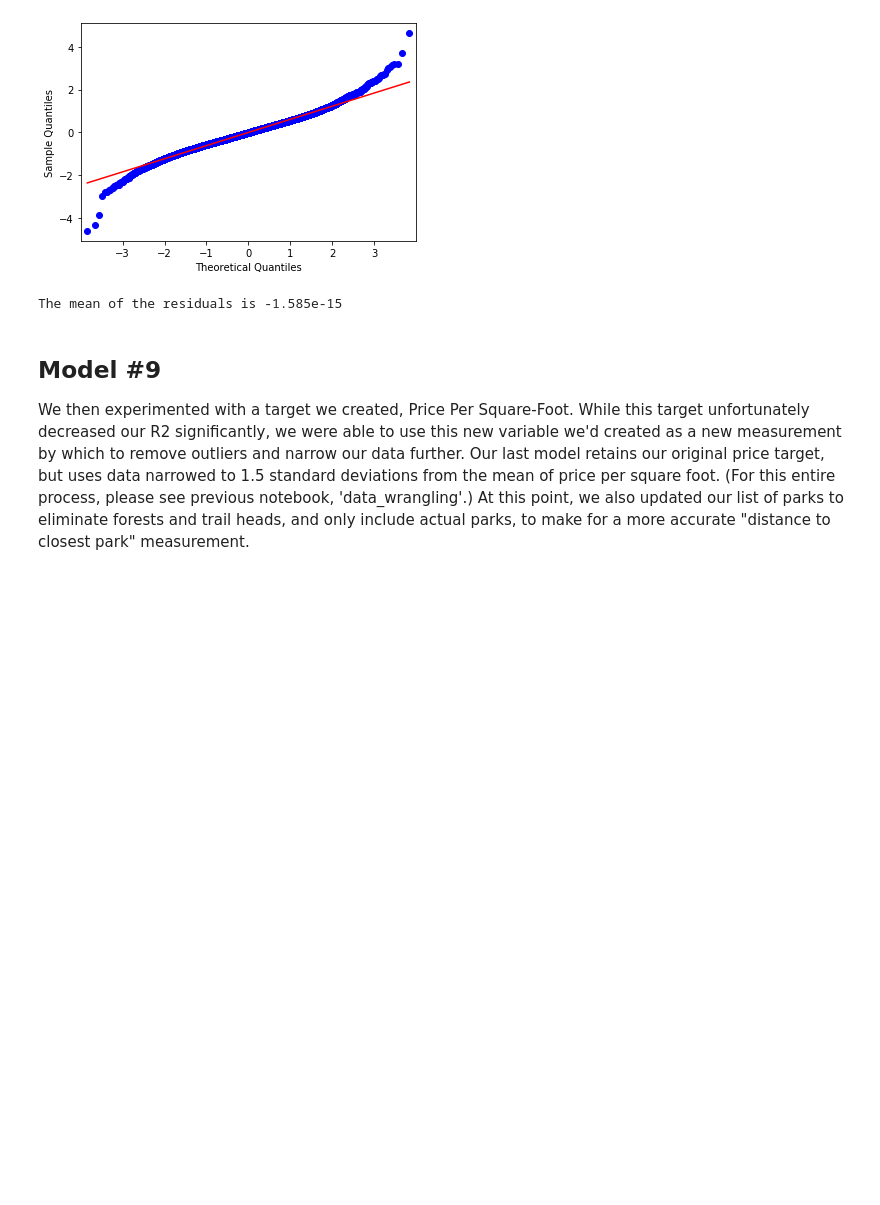
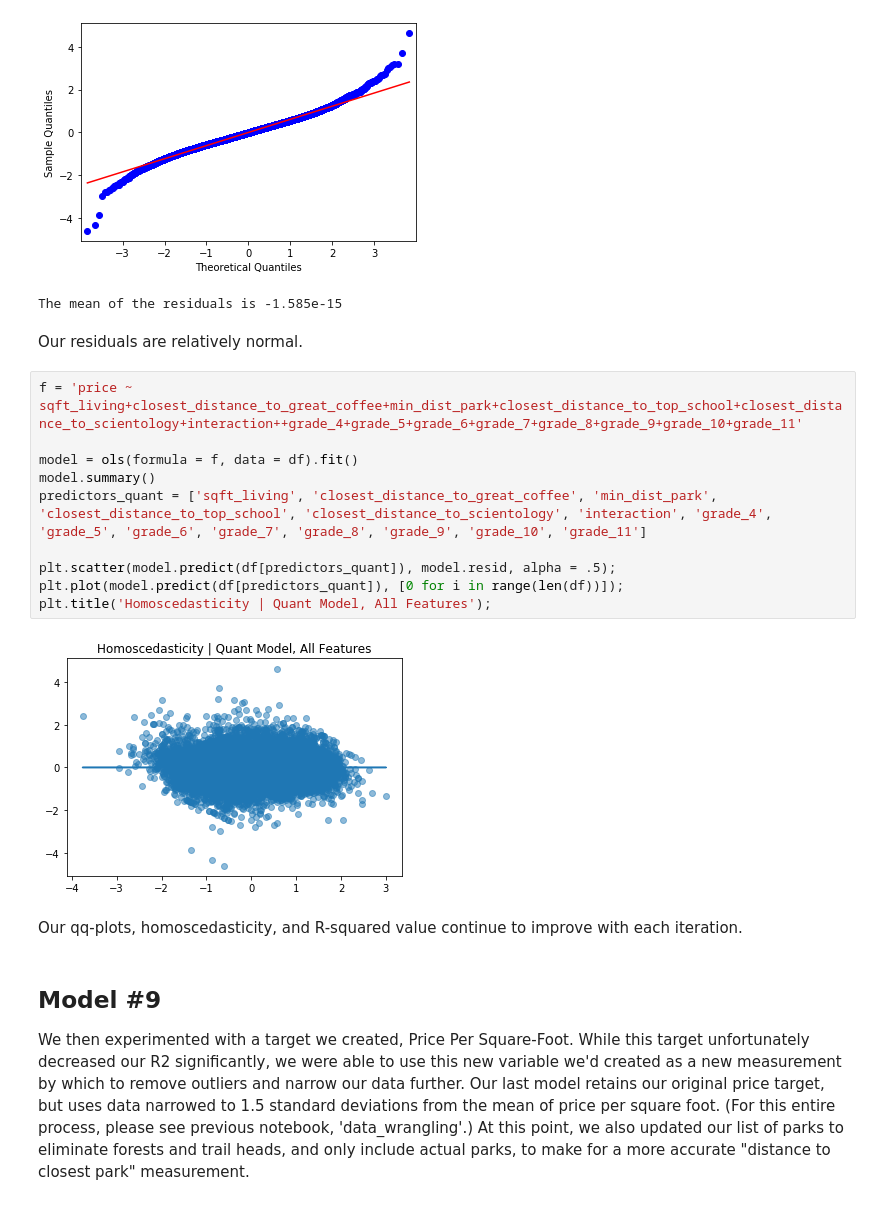
Before and after one commit to dtunnicliffe/house-price-regression-project, a Jupyter notebook: models.ipynb, the cells around one changed output. Saved outputs shown, nothing was run; the diff lists cells and outputs as text; blank space fills up the shorter version.

```diff
--- a/models.ipynb
+++ b/models.ipynb
@@ -596,6 +615,22 @@ print("The mean of the residuals is {:.4}".format(mean_residuals))
 # %% [output]
 [figure]
 The mean of the residuals is -1.585e-15
+# %% [markdown]
+Our residuals are relatively normal.
+# %%
+f = 'price ~ sqft_living+closest_distance_to_great_coffee+min_dist_park+closest_distance_to_top_school+closest_distance_to_scientology+interaction++grade_4+grade_5+grade_6+grade_7+grade_8+grade_9+grade_10+grade_11'
+
+model = ols(formula = f, data = df).fit()
+model.summary()
+predictors_quant = ['sqft_living', 'closest_distance_to_great_coffee', 'min_dist_park', 'closest_distance_to_top_school', 'closest_distance_to_scientology', 'interaction', 'grade_4', 'grade_5', 'grade_6', 'grade_7', 'grade_8', 'grade_9', 'grade_10', 'grade_11']
+
+plt.scatter(model.predict(df[predictors_quant]), model.resid, alpha = .5);
+plt.plot(model.predict(df[predictors_quant]), [0 for i in range(len(df))]);
+plt.title('Homoscedasticity | Quant Model, All Features');
+# %% [output]
+[figure, added]
+# %% [markdown]
+Our qq-plots, homoscedasticity, and R-squared value continue to improve with each iteration.
 # %% [markdown]
 ## Model #9
 We then experimented with a target we created, Price Per Square-Foot. While this target unfortunately decreased our R2 significantly, we were able to use this new variable we'd created as a new measurement by which to remove outliers and narrow our data further. Our last model retains our original price target, but uses data narrowed to 1.5 standard deviations from the mean of price per square foot. (For this entire process, please see previous notebook, 'data_wrangling'.) At this point, we also updated our list of parks to eliminate forests and trail heads, and only include actual parks, to make for a more accurate "distance to closest park" measurement.
```
Also changed, not shown: parts of 25 cells of this notebook.
